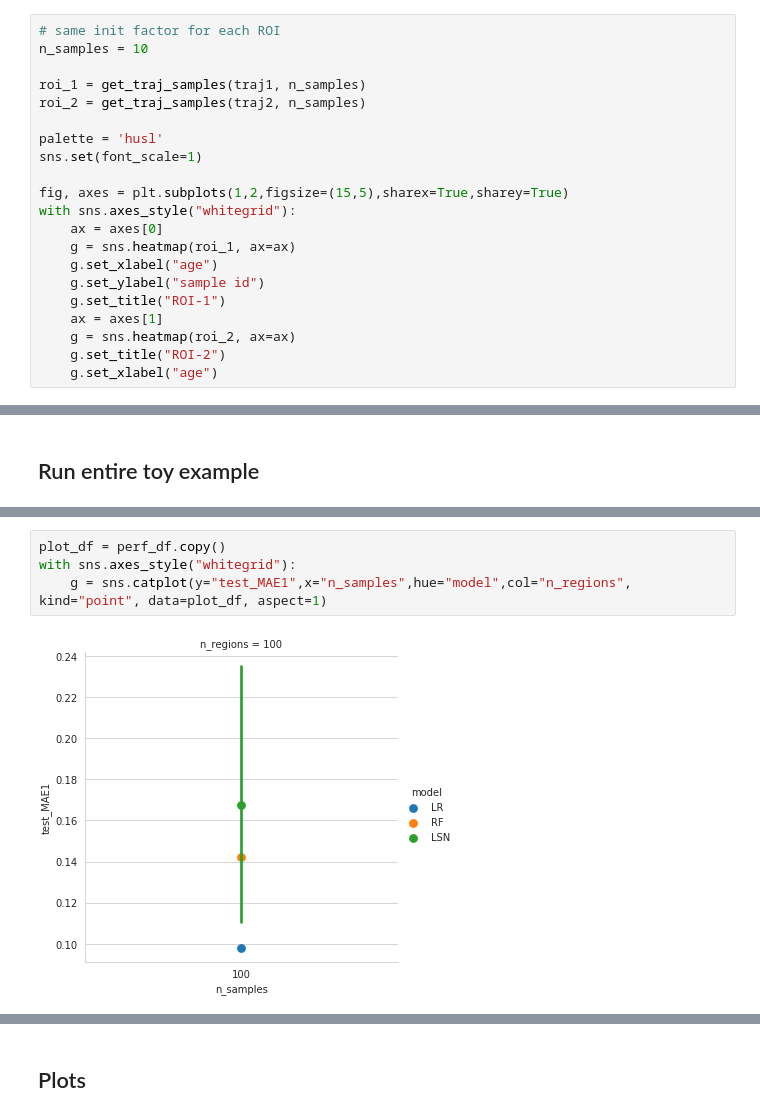
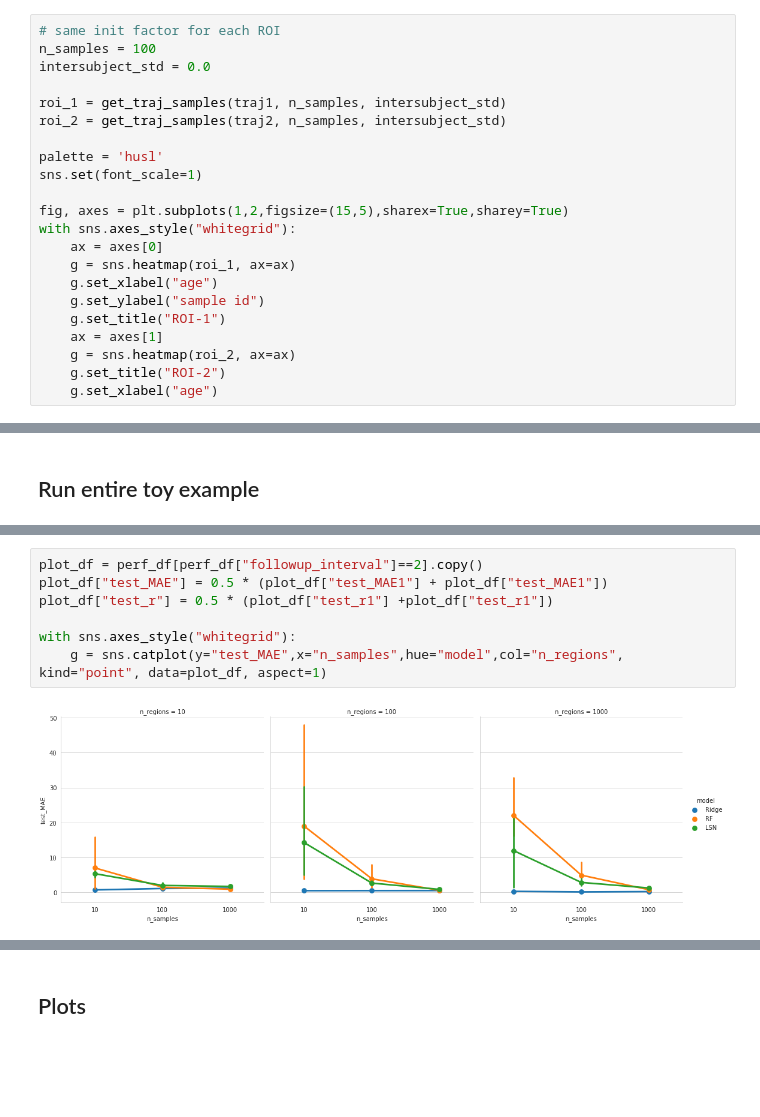
Before and after one commit to nikhil153/brain-diff, a Jupyter notebook: 7_brain_diff_sim.ipynb, the cells around one changed output, grey strips where cells are left out. Saved outputs shown, nothing was run; the diff lists cells and outputs as text; blank space fills up the shorter version.

```diff
--- a/7_brain_diff_sim.ipynb
+++ b/7_brain_diff_sim.ipynb
@@ -63,10 +64,11 @@ plt.legend()
 ### Additive initial factor: subject variability
 # %%
 # same init factor for each ROI
-n_samples = 10
+n_samples = 100
+intersubject_std = 0.0
 
-roi_1 = get_traj_samples(traj1, n_samples)
-roi_2 = get_traj_samples(traj2, n_samples)
+roi_1 = get_traj_samples(traj1, n_samples, intersubject_std)
+roi_2 = get_traj_samples(traj2, n_samples, intersubject_std)
 
 palette = 'husl'
 sns.set(font_scale=1)
@@ -242,7 +325,10 @@ perf_df.head()
 # %%
-plot_df = perf_df.copy()
+plot_df = perf_df[perf_df["followup_interval"]==2].copy()
+plot_df["test_MAE"] = 0.5 * (plot_df["test_MAE1"] + plot_df["test_MAE1"])
+plot_df["test_r"] = 0.5 * (plot_df["test_r1"] +plot_df["test_r1"])
+
 with sns.axes_style("whitegrid"):
-    g = sns.catplot(y="test_MAE1",x="n_samples",hue="model",col="n_regions", kind="point", data=plot_df, aspect=1)
+    g = sns.catplot(y="test_MAE",x="n_samples",hue="model",col="n_regions", kind="point", data=plot_df, aspect=1)
 # %% [output]
-[figure, old version]
+[figure, new version]
 # %%
```
Also changed, not shown: parts of 14 cells of this notebook, 1 other file.
